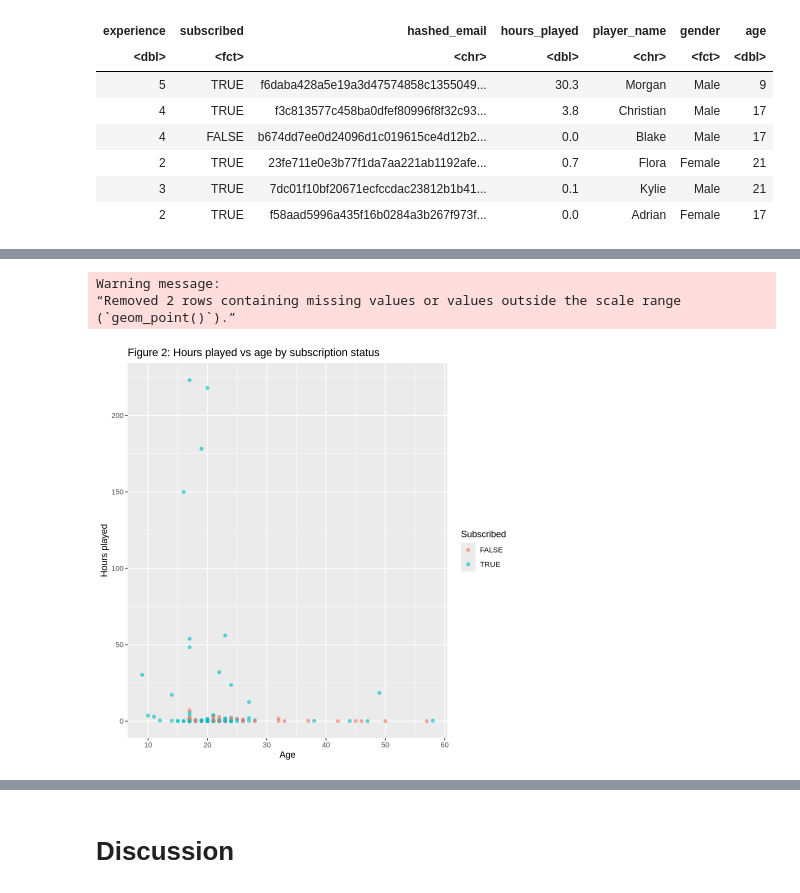
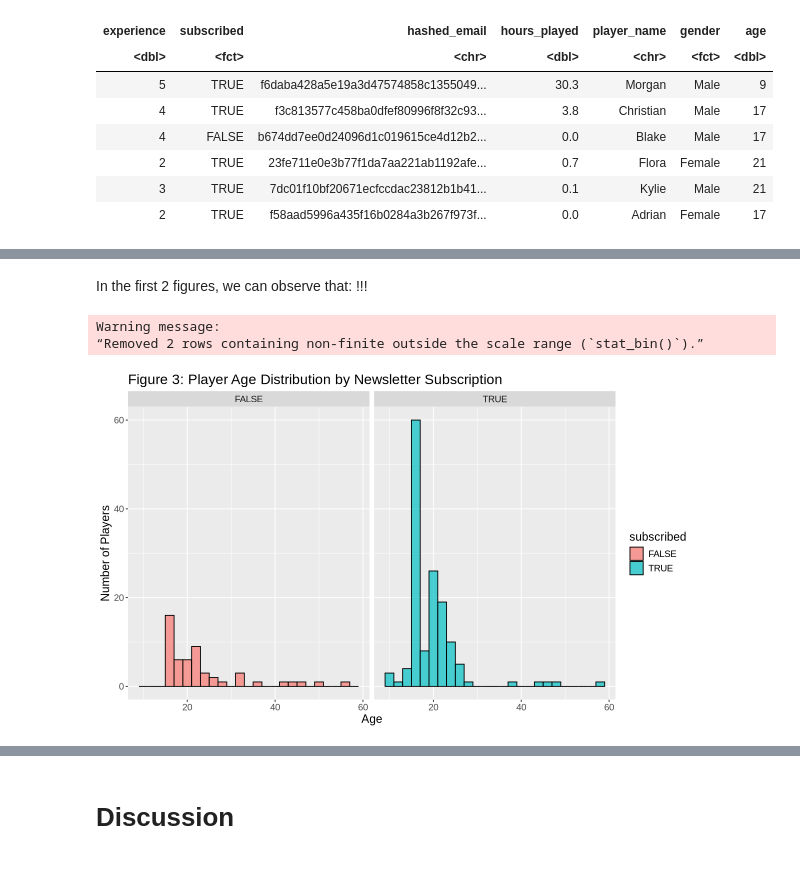
Before and after one commit to jhuan175/dsci100_project_final_report, a Jupyter notebook: Project_Final_Report.ipynb, the cells around one changed output, grey strips where cells are left out. Cells and saved outputs as stored; diff of their text form; code cells hidden in the pictures.

```diff
--- a/Project_Final_Report.ipynb
+++ b/Project_Final_Report.ipynb
@@ -125,17 +140,17 @@ experience_subscribed_plot
+# %% [markdown]
+In the first 2 figures, we can observe that: !!!
 # %%
-# Figure 2: scatter plot of age vs hours played (coloured by subscription status)
-age_hours_subscribed_plot <- players |>
-  ggplot(aes(x = age, y = hours_played)) +
-  geom_point(aes(colour = subscribed), alpha = 0.6) +
-  labs(
-    x = "Age",
-    y = "Hours played",
-    colour = "Subscribed",
-    title = "Figure 2: Hours played vs age by subscription status"
-  )
-age_hours_subscribed_plot
+# Figure 3: !!!
+age_plot <- ggplot(players, aes(x = age, fill = subscribed)) +
+  geom_histogram(binwidth = 2, color = "black", alpha = 0.7) +
+  facet_wrap(~subscribed) +
+  labs(title = "Figure 3: Player Age Distribution by Newsletter Subscription",
+       x = "Age",
+       y = "Number of Players") +
+  theme(text = element_text(size = 14))
+
+age_plot
 # %% [output]
 Warning message:
-“Removed 2 rows containing missing values or values outside the scale range
-(`geom_point()`).”
+“Removed 2 rows containing non-finite outside the scale range (`stat_bin()`).”
-[figure, old version]
+[figure, new version]
```
Also changed, not shown: parts of 9 cells of this notebook.
